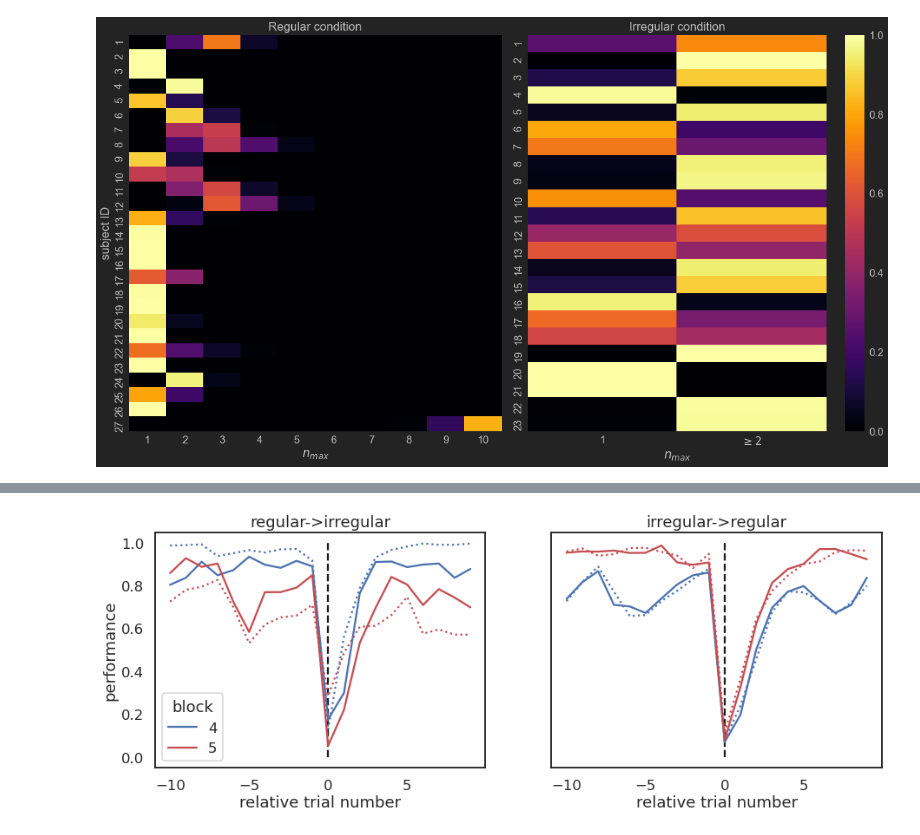
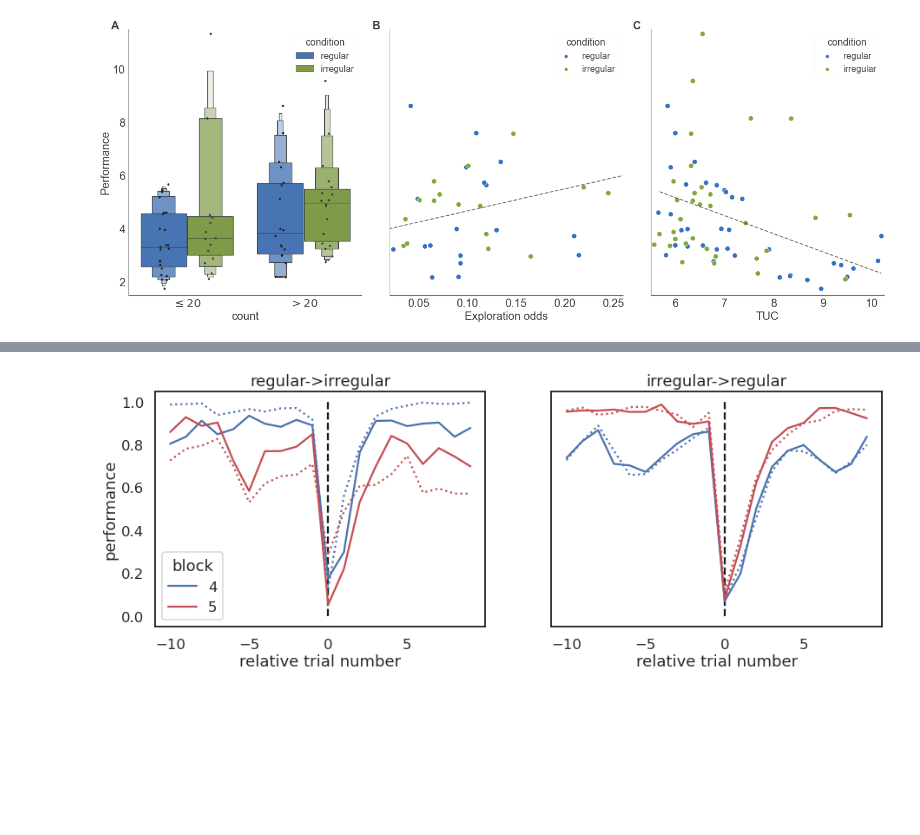
Before and after one commit to dimarkov/pybefit, a Jupyter notebook: examples/temporal_rev_learn/plot_behavioural_data.ipynb, the cells around one changed output, grey strips where cells are left out. Saved outputs shown, nothing was run; the diff lists cells and outputs as text; code cells hidden in the pictures; blank space fills up the shorter version.

```diff
--- a/examples/temporal_rev_learn/plot_behavioural_data.ipynb
+++ b/examples/temporal_rev_learn/plot_behavioural_data.ipynb
@@ -262,19 +163,53 @@ waic = fits['samples'].item()['waic']
-# %%
-from jax.nn import softmax
-
-fig, axes = plt.subplots(1, 2, figsize=(16, 9))
-
-sns.heatmap(data=softmax(waic[:, :ns_reg], 0).T, vmin=0, vmax=1.0, cmap='inferno', ax=axes[0], xticklabels=range(1, 11), yticklabels= range(1, ns_reg + 1), cbar=False)
-probs = softmax(waic[:, ns_reg:], 0)
-data = np.concatenate([probs[:1], probs[1:].sum(0, keepdims=True)], 0)
-sns.heatmap(data=data.T, vmin=0, vmax=1.0, cmap='inferno', ax=axes[1], xticklabels=[1, r'$\geq 2$'], yticklabels= range(1, ns_irr + 1))
-
-axes[0].set_ylabel('subject ID');
-axes[0].set_title('Regular condition')
-axes[0].set_xlabel(r'$n_{max}$')
-axes[1].set_xlabel(r'$n_{max}$')
-axes[1].set_title('Irregular condition')
-fig.tight_layout()
-fig.savefig('data_model_comaprison.svg', transparent=True, dpi=300)
-# %% [output]
-[figure, removed]
+# %%
+plt.rc('xtick', labelsize=20)
+plt.rc('ytick', labelsize=20)
+plt.rc('axes', labelsize=20)
+plt.rc('legend', fontsize=16)
+
+cutoff = 800
+perf = np.nanmean(corrects[-cutoff:-200], -2)
+states =  np.concatenate([Sreg[None].repeat(ns_reg, 0), Sirr[None].repeat(ns_irr, 0)], 0)
+tuc = trials_until_correct(np.nan_to_num(corrects).T, states, τ=3).T
+
+df = pd.DataFrame({'performance': perf/(1-perf),
+                   'TUC': np.nanmean(tuc[-cutoff:-200], -2)})
+
+df['exploration'] = np.nanmean(responses[-cutoff:-200] == 2, -2)
+df['ratio'] = df['exploration'] / (1 - df['exploration'])
+
+df['condition'] = 'regular'
+df.loc[ns_reg:, 'condition'] = 'irregular'
+df['count'] = r'$\leq 20$'
+df.loc[expl_sub_num, 'count'] = r'$> 20$'
+
+fig, axes = plt.subplots(1, 3, figsize=(20, 8), sharey=True)
+
+g = sns.stripplot(x="count", y="performance", data=df, hue='condition', size=4, color=".26", ax=axes[0], dodge=True)
+sns.boxenplot(x='count', y='performance', data=df, hue='condition', ax=axes[0], showfliers=False, k_depth='full')
+handles, _ = axes[0].get_legend_handles_labels()
+axes[0].legend(handles[:2], ['regular', 'irregular'], title='condition')
+
+df_expl = df.iloc[expl_sub_num]
+sns.scatterplot(x='ratio', y='performance', data=df_expl, hue='condition', ax=axes[1], s=80)
+sns.regplot(x='ratio', y='performance', data=df_expl, color='k', ax=axes[1], ci=None, scatter_kws={'alpha': 0.}, line_kws={'linestyle': '--', 'alpha':.6});
+
+sns.scatterplot(x='TUC', y='performance', data=df, hue='condition', ax=axes[2], s=80)
+sns.regplot(x='TUC', y='performance', data=df_expl, color='k', ax=axes[2], ci=None, scatter_kws={'alpha': 0.}, line_kws={'linestyle': '--', 'alpha':.6});
+
+axes[1].set_xlim([0.02, 0.26])
+axes[2].set_xlim([5.5, 10.25])
+axes[0].set_ylim([1.5, 11.5])
+
+sns.despine(fig)
+axes[0].set_ylabel('Performance')
+axes[1].set_xlabel('Exploration odds')
+
+for i in range(3):
+    axes[i].text(-.075, 1., string.ascii_uppercase[i], transform=axes[i].transAxes, size=20, weight='bold')
+
+fig.align_labels()
+fig.tight_layout()
+
+fig.savefig('Fig2.pdf', transparent=True, dpi=300)
+# %% [output]
+[figure, added]
```
Also changed, not shown: parts of 26 cells of this notebook, 10 other files.
